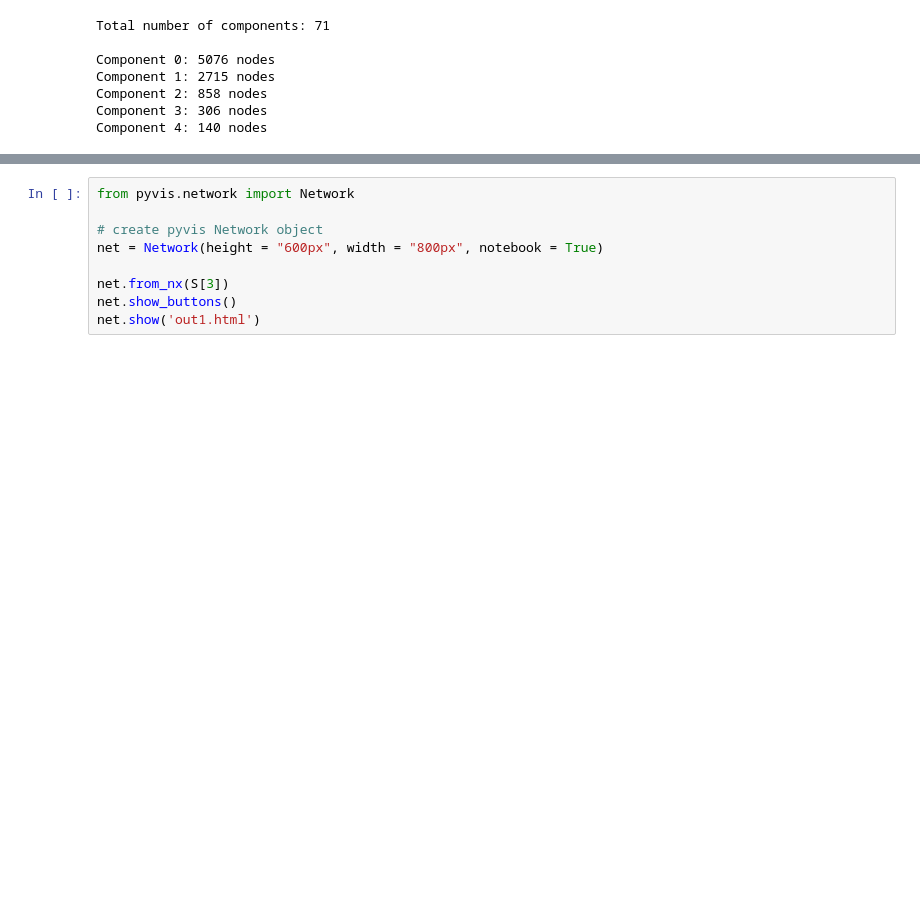
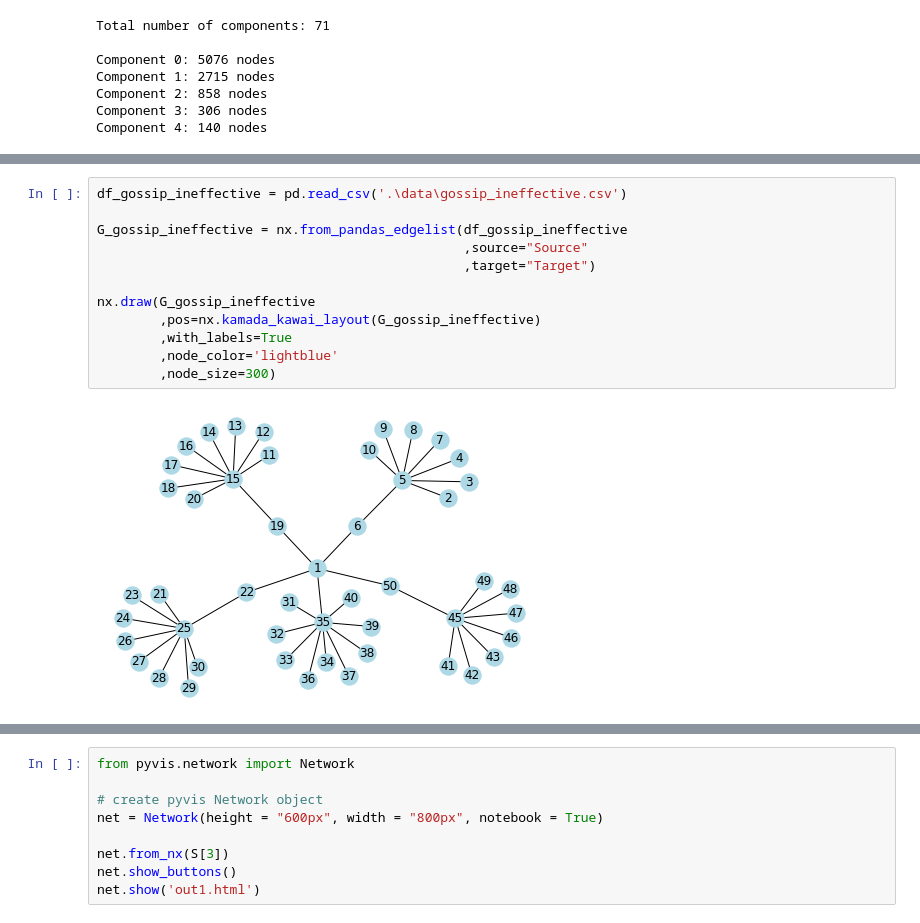
Before and after one commit to EricPostMaster/getting-started-with-network-analysis-in-python, a Jupyter notebook: lotr_network.ipynb, the cells around one changed output, grey strips where cells are left out. Saved outputs shown, nothing was run; the diff lists cells and outputs as text; blank space fills up the shorter version.

```diff
--- a/lotr_network.ipynb
+++ b/lotr_network.ipynb
@@ -296,0 +465,14 @@ nx.draw(S[3], pos=nx.kamada_kawai_layout(S[3]), node_size=15, width=.5, edge_col
+# %%
+df_gossip_ineffective = pd.read_csv('.\data\gossip_ineffective.csv')
+
+G_gossip_ineffective = nx.from_pandas_edgelist(df_gossip_ineffective
+                                               ,source="Source"
+                                               ,target="Target")
+
+nx.draw(G_gossip_ineffective
+        ,pos=nx.kamada_kawai_layout(G_gossip_ineffective)
+        ,with_labels=True
+        ,node_color='lightblue'
+        ,node_size=300)
+# %% [output]
+[figure, added]
```
Also changed, not shown: parts of 26 cells of this notebook.
